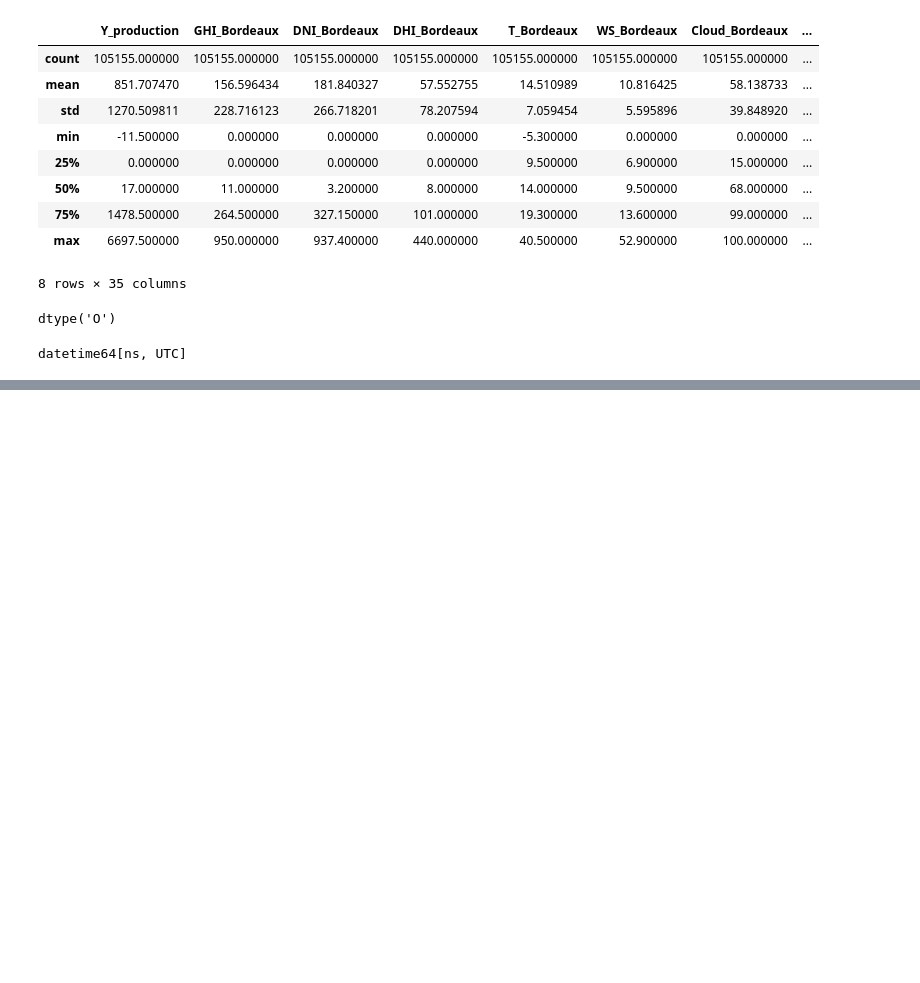
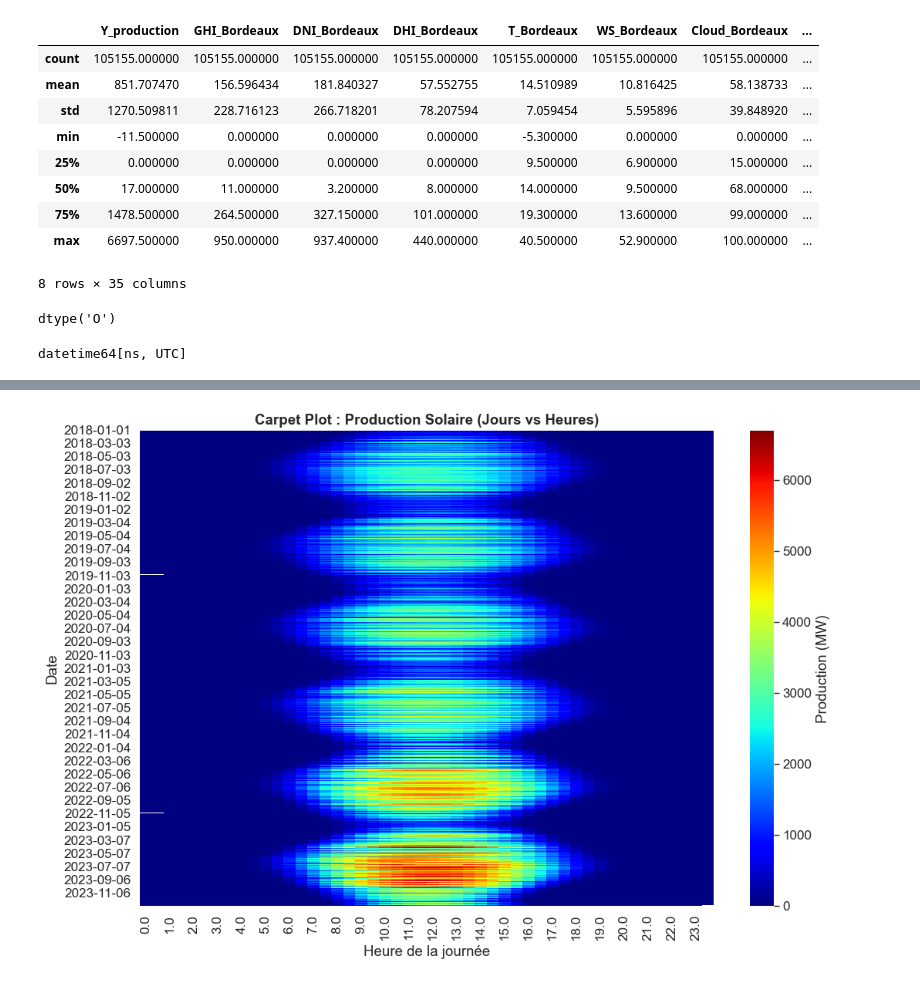
Before and after one commit to IshaghCheikh/PythonProject, a Jupyter notebook: main.ipynb, the cells around one changed output, grey strips where cells are left out. Saved outputs shown, nothing was run; the diff lists cells and outputs as text; code cells hidden in the pictures; blank space fills up the shorter version.

```diff
--- a/main.ipynb
+++ b/main.ipynb
@@ -81,0 +176,22 @@ Name: time, Length: 105155, dtype: datetime64[ns, UTC]
+# %%
+# Cellule : Carpet Plot
+# Préparation des données matricielles
+df['date'] = df.index.date
+df['hour_float'] = df.index.hour + df.index.minute / 60
+
+# Pivot : Lignes = Jours, Colonnes = Heures
+pivot_table = df.pivot_table(values='Y_production', index='date', columns='hour_float')
+
+plt.figure(figsize=(12, 8))
+# Utilisation de 'jet' ou 'inferno' pour bien voir les intensités
+sns.heatmap(pivot_table, cmap='jet', cbar_kws={'label': 'Production (MW)'})
+
+plt.title("Carpet Plot : Production Solaire (Jours vs Heures)", fontweight='bold')
+plt.xlabel("Heure de la journée")
+plt.ylabel("Date")
+plt.show()
+
+# Nettoyage des colonnes temporaires
+df.drop(columns=['date', 'hour_float'], inplace=True)
+# %% [output]
+[figure, added]
```
Also changed, not shown: parts of 14 cells of this notebook.
